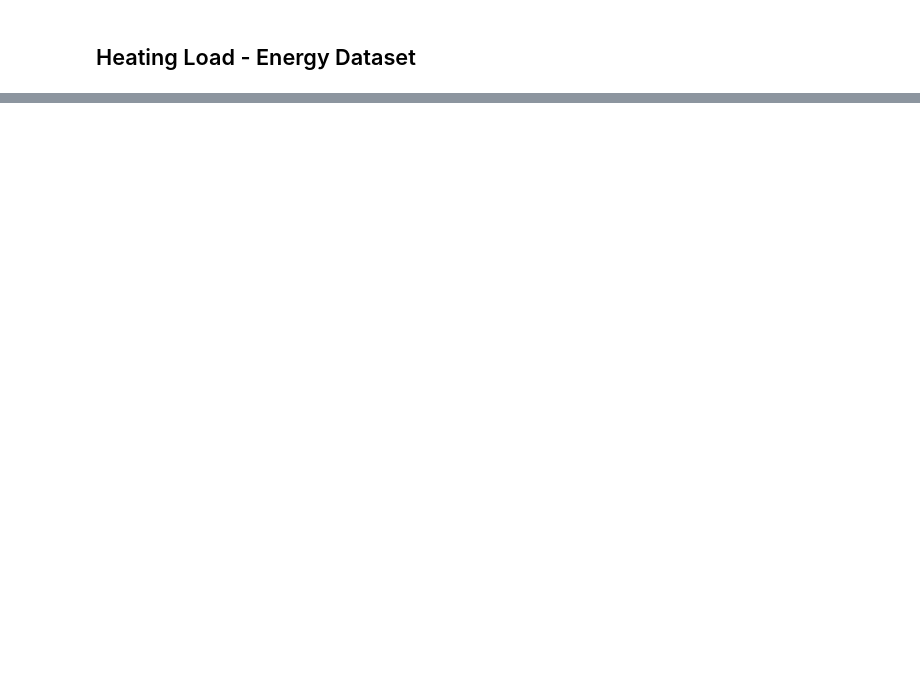
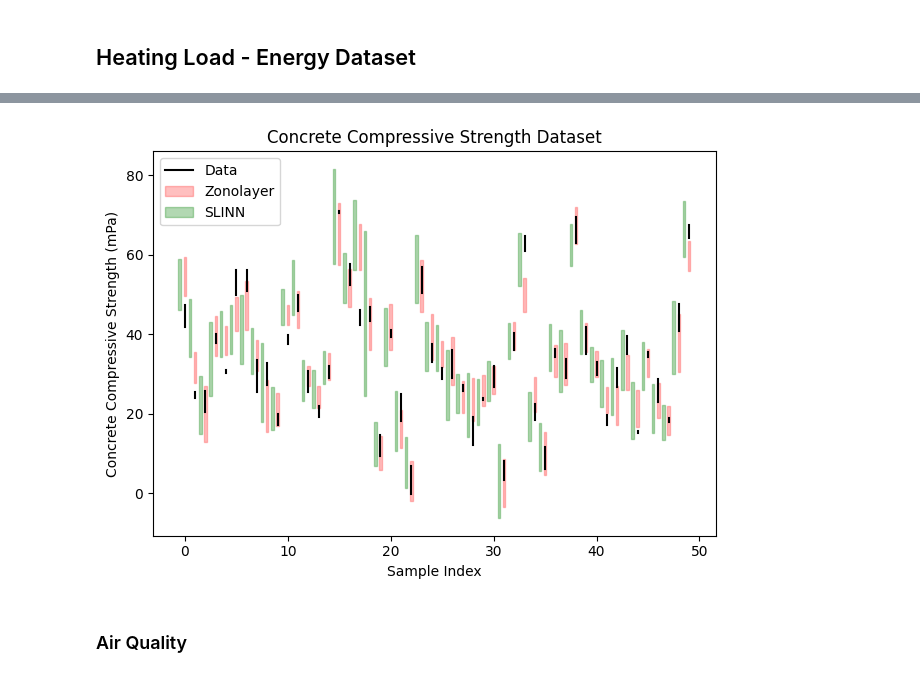
Before and after one commit to MattCodes03/Zonotopic-representations-of-imprecision-in-interval-valued-regression, a Jupyter notebook: Neural Network Regression/multivariate.ipynb, the cells around one changed output, grey strips where cells are left out. Cells and saved outputs as stored; diff of their text form; code cells hidden in the pictures; blank space fills up the shorter version.

```diff
--- a/Neural Network Regression/multivariate.ipynb
+++ b/Neural Network Regression/multivariate.ipynb
@@ -169,0 +322,49 @@ plt.show()
+# %%
+n_plot = 50
+idx = np.sort(np.random.choice(len(X_test), n_plot, replace=False))
+
+plt.figure()
+
+slinn_offset = -0.50
+
+width = 0.12
+
+for i, val in enumerate(idx):
+    plt.plot(
+        [i, i],
+        [y_low_te[val], y_up_te[val]],
+        color='black',
+        lw=1.5,
+        zorder=3,
+        label='Data' if i == 0 else ""
+    )
+
+    plt.fill_between(
+        [i - width, i + width],
+        yl_zl[val],
+        yu_zl[val],
+        color='red',
+        alpha=0.25,
+        label='Zonolayer' if i == 0 else ""
+    )
+
+    plt.fill_between(
+        [i - width + slinn_offset, i + width + slinn_offset],
+        y_p_mid[val] - y_p_rad[val],
+        y_p_mid[val] + y_p_rad[val],
+        color='green',
+        alpha=0.3,
+        label='SLINN' if i == 0 else ""
+    )
+
+plt.title("Concrete Compressive Strength Dataset")
+plt.xlabel("Sample Index")
+plt.ylabel("Concrete Compressive Strength (mPa)")
+plt.legend()
+plt.tight_layout()
+plt.savefig("CCStrength.pdf", bbox_inches="tight")
+plt.show()
+# %% [output]
+[figure, added]
+# %% [markdown]
+### Air Quality
```
Also changed, not shown: parts of 8 cells of this notebook, 8 other files.
